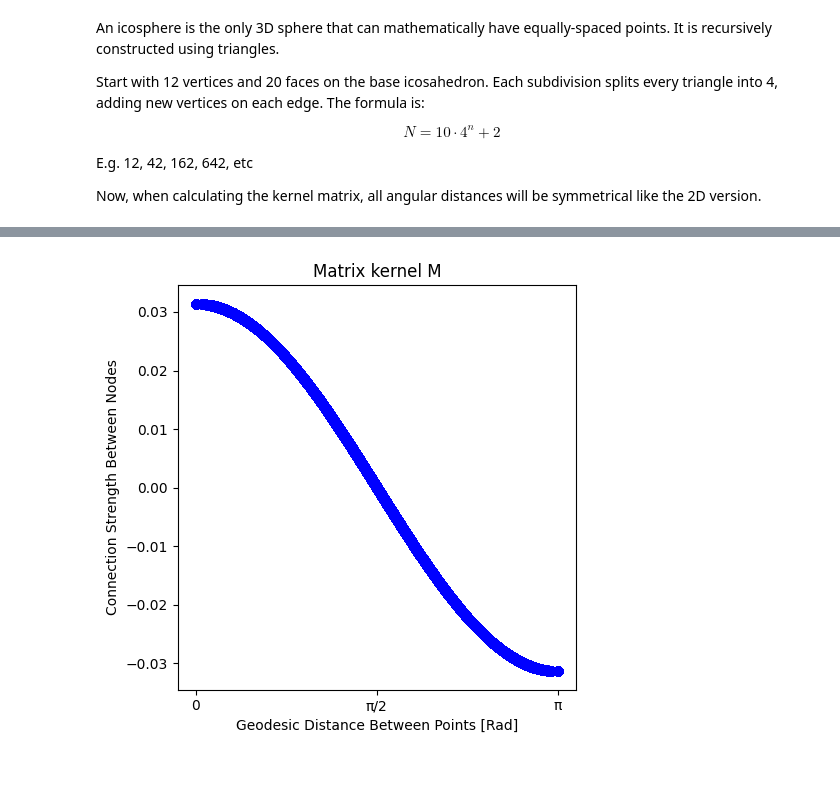
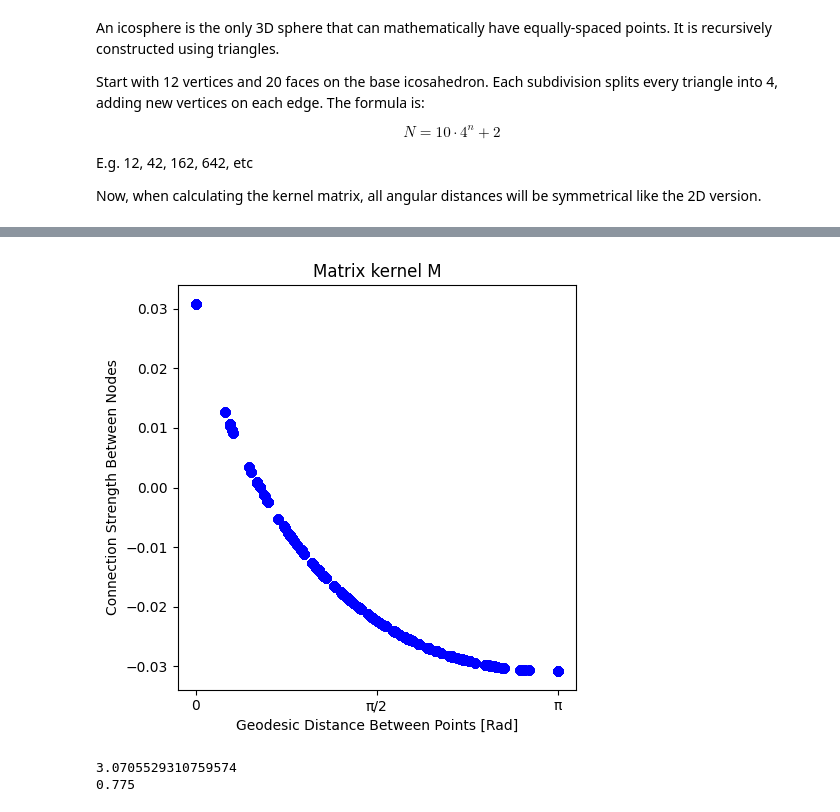
Before and after one commit to noah-ginzburg/RANController, a Jupyter notebook: RAN/mean_field_model_3d.ipynb, the cells around one changed output, grey strips where cells are left out. Saved outputs shown, nothing was run; the diff lists cells and outputs as text; code cells hidden in the pictures; blank space fills up the shorter version.

```diff
--- a/RAN/mean_field_model_3d.ipynb
+++ b/RAN/mean_field_model_3d.ipynb
@@ -106,7 +106,7 @@ def polar_to_cartesian_3D(points):
 #Assumes polar coordinates, will produce a logic error otherwise
 def geodesic_distance(point1, point2):
     #Aka central angular distance
-    alpha = np.arccos(np.clip(np.cos(point1[THETA]) * np.cos(point2[THETA]) + np.sin(point1[THETA]) * np.sin(point2[THETA]) * np.cos(point1[PHI] - point2[PHI])), -1, 1)
+    alpha = np.arccos(np.clip(np.cos(point1[THETA]) * np.cos(point2[THETA]) + np.sin(point1[THETA]) * np.sin(point2[THETA]) * np.cos(point1[PHI] - point2[PHI]), -1, 1))
     return alpha
 
 def plot_polar_points_3D(points, scalar_vals):
@@ -190,7 +187,7 @@ Z = THETA = 2   #theta = z axis angle
 QUALITY = 3
 
 #Icosphere generation
-nsub = 4 # 162 nodes
+nsub = 2
 icosphere = pv.Icosphere(radius=1.0, nsub=nsub)
 
 #Polar form of nodes [r, theta, phi], sphere points are not sorted/ordered
@@ -204,15 +201,16 @@ beta = 1.0
 v = 0.5
 dt = 0.1
 sigma = 1.5
-kappa = 20
+kappa = 20.0
 u = 7.0
 
-target1 = (2.0, -np.pi/2, np.pi/2, 5.0)   #distance, theta, phi, quality
-targets = [target1]
+target1 = (2.0, 0, np.pi/2, 10.0)   #distance, phi, theta, quality
+target2 = (2.0, (-0.75*np.pi), np.pi/2, 10.0)   #distance, phi, theta, quality
+targets = [target1, target2]
 # %%
 #RAN Functions, all assume polar coordinates
 
-def genetate_connection_matrix(sphere_points, J0, J):
+def genetate_connection_matrix(sphere_points, J0, J, v_val):
     num_nodes = len(sphere_points)
     M = np.zeros((num_nodes, num_nodes))
     alphas = np.zeros((num_nodes, num_nodes))
@@ -220,7 +218,9 @@ def genetate_connection_matrix(sphere_points, J0, J):
     for i in range(num_nodes):
         for j in range(num_nodes):
             alphas[i, j] = geodesic_distance(sphere_points[i], sphere_points[j])
-            M[i, j] = J0 + J*np.cos(alphas[i,j])
+            #M[i, j] = J0 + J*np.cos(alphas[i,j])
+            M[i, j] = J0 + J * np.cos(np.pi * np.power((alphas[i,j]/np.pi), v_val)) * (1/num_nodes)
+
 
     return alphas, M
 _
@@ -237,36 +237,45 @@ def generate_sensory_input(sphere_points, targets, kappa):
     b *= (1/np.sqrt(num_nodes))
     return b
 
-def generate_RAN_with_history(u_val, num_nodes, M, num_integrations, dt, sigma, beta, b, target_angles, target_qualities):
+def generate_RAN_with_history(u_val, num_nodes, M, num_integrations, dt, sigma, beta, b):
     # Static RAN run
     z      = np.zeros(num_nodes)
     z_next = np.zeros(num_nodes)
     y      = np.zeros((num_integrations, num_nodes))
 
     for t in range(num_integrations):
-        noise = rand_link_func(y[t], sigma * np.sqrt(dt), 1.0/np.sqrt(N_s))
+        noise = rand_link_func(y[t], sigma * np.sqrt(dt), 1.0/np.sqrt(num_nodes))
         z = z + dt * (-z + np.tanh(u_val * (M @ z) + b - beta) - np.tanh(-beta) + noise)
         y[t] = z
 
     return y
 # %%
 # Node positions and connectivity
-alphas, M = genetate_connection_matrix(nodes, 0, np.pi/100)
+alphas, M = genetate_connection_matrix(nodes, 0, 5, 0.4)
 
 fig, ax = plt.subplots(figsize=(5, 5))
 ax.scatter(alphas, M, color='blue')
 
 ax.set_xticks([0, np.pi/2, np.pi])
 ax.set_xticklabels(['0', 'π/2', 'π'])
 ax.set_title(f'Matrix kernel M')
 ax.set_xlabel(f'Geodesic Distance Between Points [Rad]')
 ax.set_ylabel(f'Connection Strength Between Nodes')
 plt.tight_layout()
 plt.show()
 
 # plt.imshow(M, extent=[0, np.pi, 0, np.pi], cmap='bwr',origin='lower')
 # plt.colorbar(label='m_ij')
 # plt.show()
 # %% [output]
-[figure, old version]
+[figure, new version]
+# %%
+u_crit = 1/(max_abs_eigenvalue(M) * np.power((1/np.cosh(beta)),2))
+u_crit = round(u_crit, 3)
+
+print(max_abs_eigenvalue(M))
+print(u_crit)
+# %% [output]
+3.0705529310759574
+0.775
 # %%
```
Also changed, not shown: parts of 4 cells of this notebook, 1 other file.
